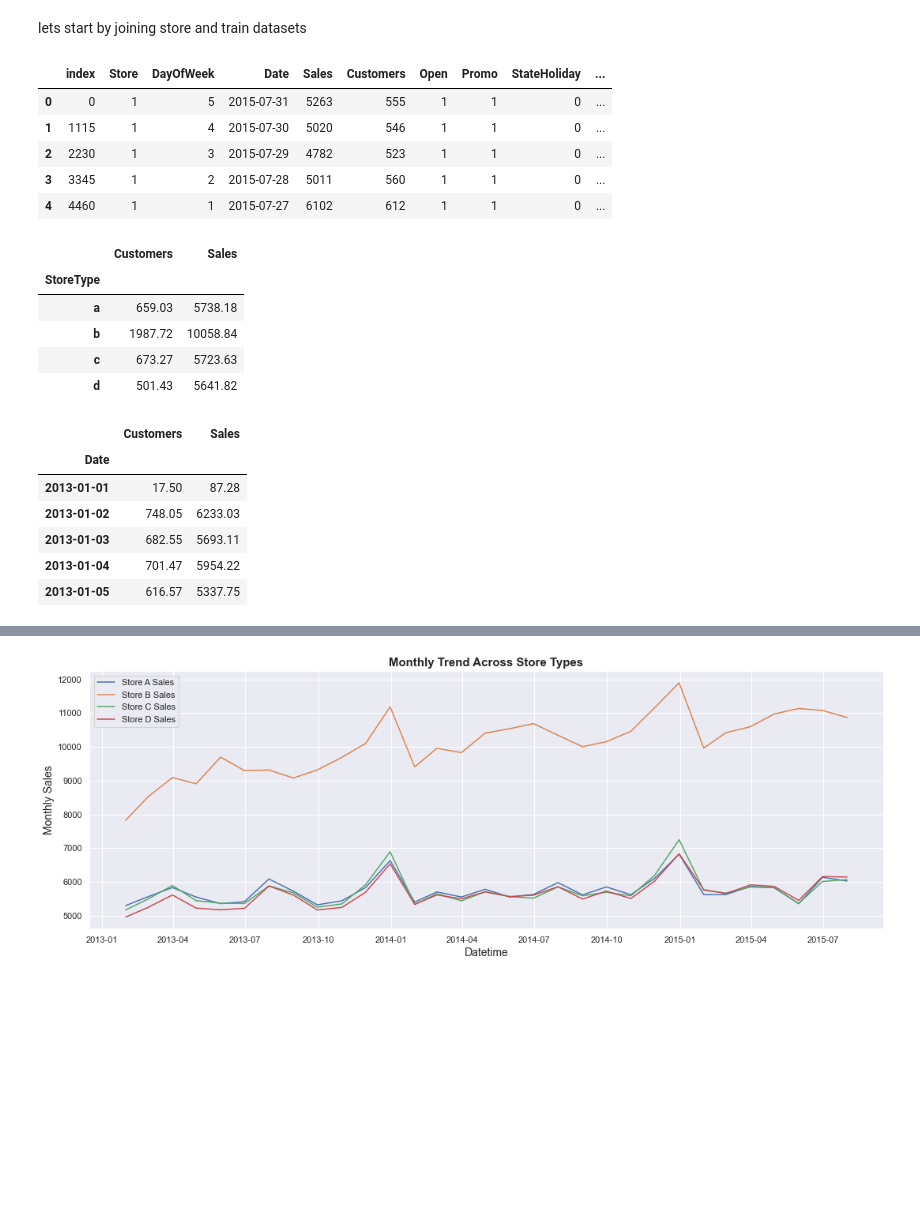
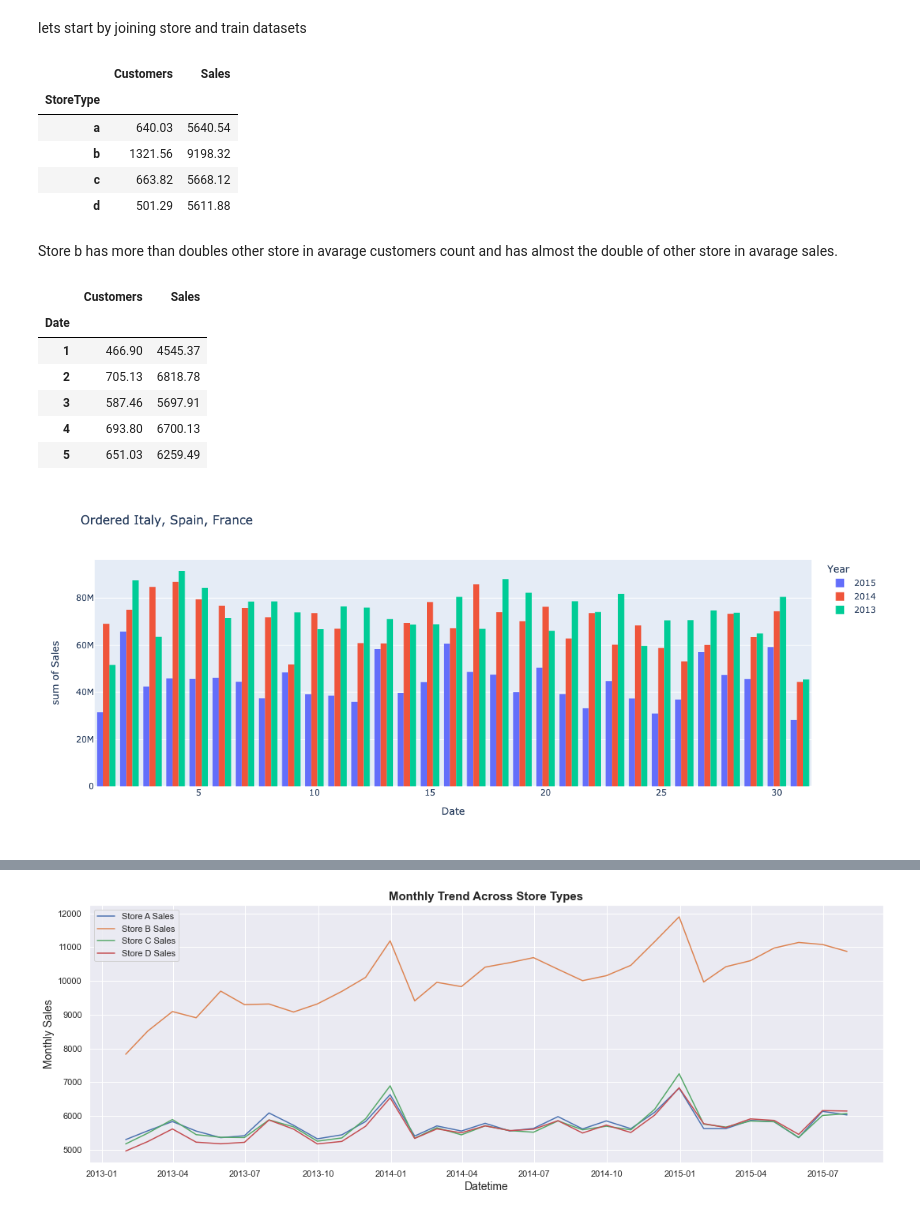
Before and after one commit to eandualem/PharmaceuticalSalesPrediction, a Jupyter notebook: notebooks/2.0 exploration.ipynb, the cells around one changed output, grey strips where cells are left out. Saved outputs shown, nothing was run; the diff lists cells and outputs as text; code cells hidden in the pictures; blank space fills up the shorter version.

```diff
--- a/notebooks/2.0 exploration.ipynb
+++ b/notebooks/2.0 exploration.ipynb
@@ -121,0 +151,3 @@ df_test = dvc_helper.read_csv('../data/test.csv')
+# %%
+df_train["StateHoliday"].loc[df_train["StateHoliday"] == 0] = "0"
+df_test["StateHoliday"].loc[df_test["StateHoliday"] == 0] = "0"
@@ -121,0 +159,2 @@ df_test = dvc_helper.read_csv('../data/test.csv')
+# %%
+compare_test_train(df_train, df_test, 'StateHoliday', "Open Store Count")
@@ -121,0 +167,3 @@ df_test = dvc_helper.read_csv('../data/test.csv')
+# %%
+df_train_store = pd.merge(df_train.reset_index(), df_store, how='inner', on='Store')
+df_train_store.shape
@@ -121,0 +174,5 @@ df_test = dvc_helper.read_csv('../data/test.csv')
+# %%
+df_train_store['Year'] = pd.DatetimeIndex(df_train_store['Date']).year
+df_train_store['Month'] = pd.DatetimeIndex(df_train_store['Date']).month
+df_train_store['Date'] = pd.DatetimeIndex(df_train_store['Date']).day
+df_train_store.info()
@@ -123,37 +198,42 @@ df_test = dvc_helper.read_csv('../data/test.csv')
 ## Seasonality
 # %% [markdown]
 lets start by joining store and train datasets
-# %%
-train_store_df = pd.merge(df_train.reset_index(), df_store, how='inner', on='Store')
-train_store_df['Date'] = pd.to_datetime(train_store_df['Date'])
-train_store_df.head()
-# %% [output]
-|  | index | Store | DayOfWeek | Date | Sales | Customers | Open | Promo | StateHoliday | ... |
-| 0 | 0 | 1 | 5 | 2015-07-31 | 5263 | 555 | 1 | 1 | 0 | ... |
-| 1 | 1115 | 1 | 4 | 2015-07-30 | 5020 | 546 | 1 | 1 | 0 | ... |
-| 2 | 2230 | 1 | 3 | 2015-07-29 | 4782 | 523 | 1 | 1 | 0 | ... |
-| 3 | 3345 | 1 | 2 | 2015-07-28 | 5011 | 560 | 1 | 1 | 0 | ... |
-| 4 | 4460 | 1 | 1 | 2015-07-27 | 6102 | 612 | 1 | 1 | 0 | ... |
 # %%
-store_type_df = train_store_df.groupby('StoreType').agg(
+store_type_df = df_train_store.groupby('StoreType').agg(
     {'Customers': 'mean', 'Sales': 'mean'})
 store_type_df
 # %% [output]
 |  | Customers | Sales |
 | StoreType |  |  |
-| a | 659.03 | 5738.18 |
-| b | 1987.72 | 10058.84 |
-| c | 673.27 | 5723.63 |
-| d | 501.43 | 5641.82 |
+| a | 640.03 | 5640.54 |
+| b | 1321.56 | 9198.32 |
+| c | 663.82 | 5668.12 |
+| d | 501.29 | 5611.88 |
+# %% [markdown]
+Store b has more than doubles other store in avarage customers count and has almost the double of
+other store in avarage sales.
 # %%
-date_df = train_store_df.groupby('Date').agg(
+date_df = df_train_store.groupby('Date').agg(
     {'Customers': 'mean', 'Sales': 'mean'})
 date_df.head()
 # %% [output]
 |  | Customers | Sales |
 | Date |  |  |
-| 2013-01-01 | 17.50 | 87.28 |
-| 2013-01-02 | 748.05 | 6233.03 |
-| 2013-01-03 | 682.55 | 5693.11 |
-| 2013-01-04 | 701.47 | 5954.22 |
-| 2013-01-05 | 616.57 | 5337.75 |
+| 1 | 466.90 | 4545.37 |
+| 2 | 705.13 | 6818.78 |
+| 3 | 587.46 | 5697.91 |
+| 4 | 693.80 | 6700.13 |
+| 5 | 651.03 | 6259.49 |
+# %%
+fig = px.histogram(
+    df_train_store,
+    x="Date",
+    y="Sales",
+    color="Year",
+    barmode="group",
+    title=f"Ordered Italy, Spain, France",
+      category_orders={"Country Name": ["Italy", "Spain", "France"]},
+)
+Image(pio.to_image(fig, format='png', width=1200))
+# %% [output]
+[figure, added]
```
Also changed, not shown: parts of 41 cells of this notebook, 3 other files.
